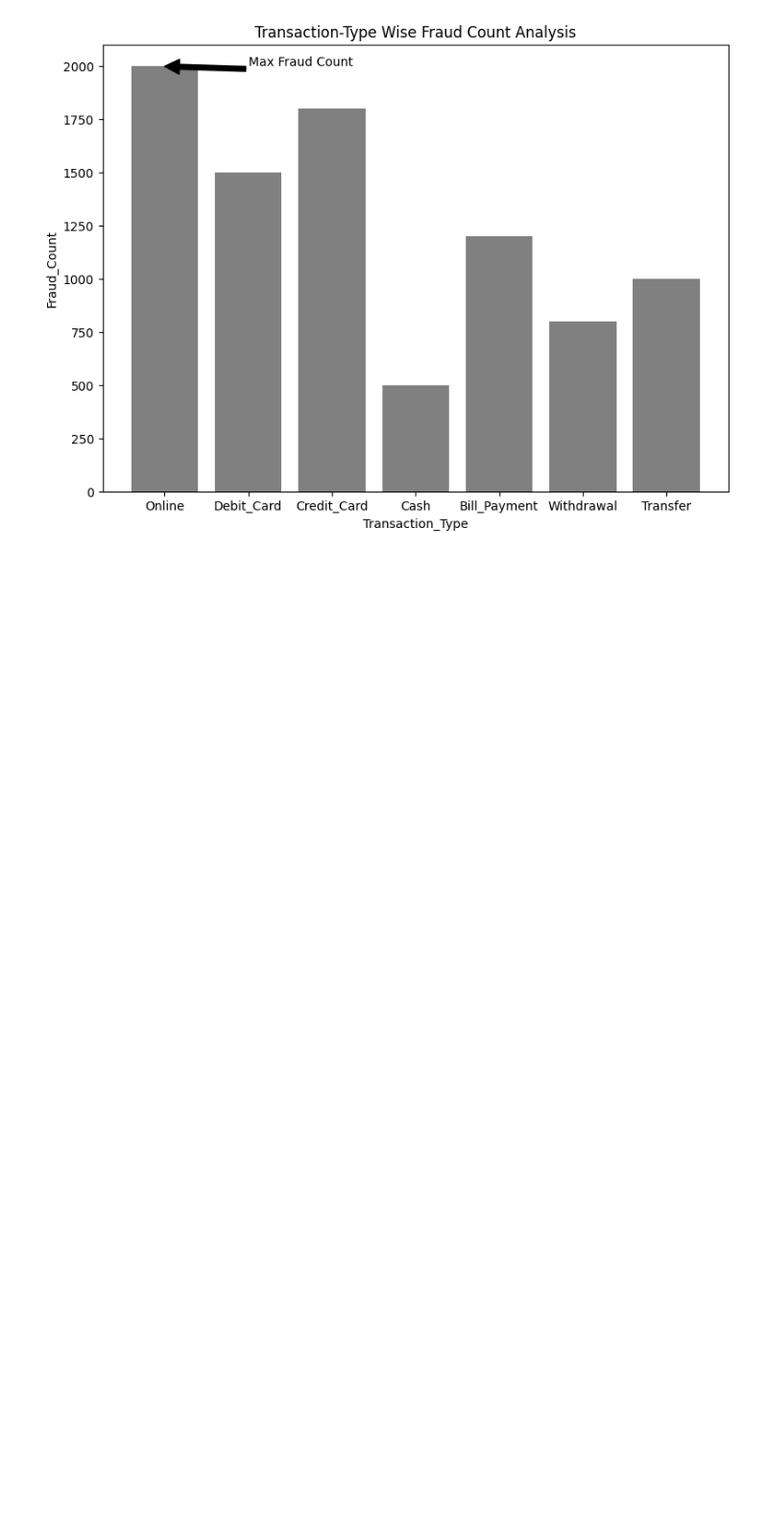
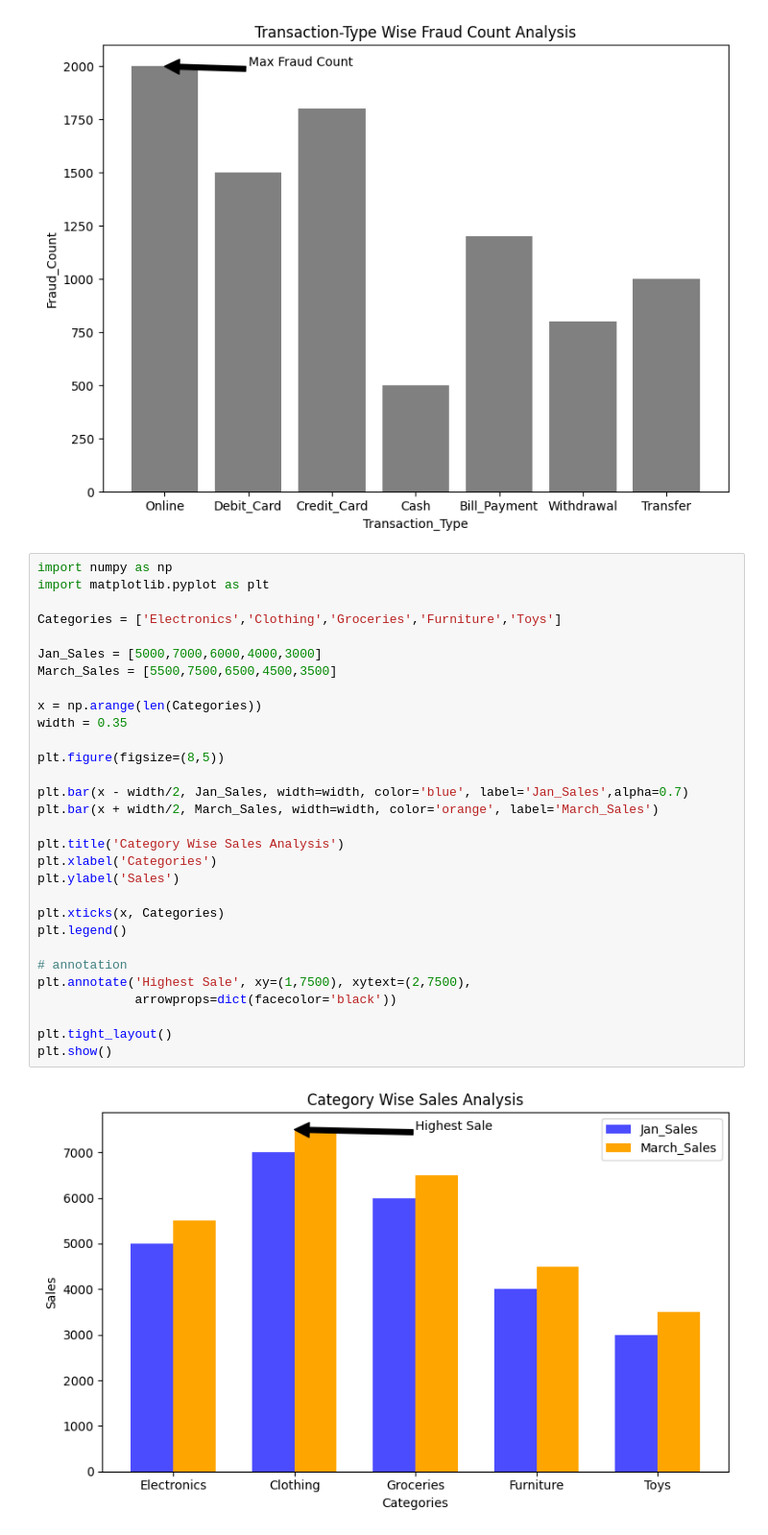
Before and after one commit to pratiksha-2410/Matplotlib-Charts, a Jupyter notebook: Line Plots.ipynb, the cells around one changed output. Shown at 96% size. Cells and saved outputs as stored; diff of their text form; blank space fills up the shorter version.

Commit message:
Added Bar Plot

```diff
--- a/Line Plots.ipynb
+++ b/Line Plots.ipynb
@@ -222,3 +222,35 @@ plt.savefig('Transaction Type Vs Fraud Count Analysis Bar Plot.png')
 plt.show()
 # %% [output]
 [figure]
+# %%
+import numpy as np
+import matplotlib.pyplot as plt
+
+Categories = ['Electronics','Clothing','Groceries','Furniture','Toys']
+
+Jan_Sales = [5000,7000,6000,4000,3000]
+March_Sales = [5500,7500,6500,4500,3500]
+
+x = np.arange(len(Categories))
+width = 0.35
+
+plt.figure(figsize=(8,5))
+
+plt.bar(x - width/2, Jan_Sales, width=width, color='blue', label='Jan_Sales',alpha=0.7)
+plt.bar(x + width/2, March_Sales, width=width, color='orange', label='March_Sales')
+
+plt.title('Category Wise Sales Analysis')
+plt.xlabel('Categories')
+plt.ylabel('Sales')
+
+plt.xticks(x, Categories)
+plt.legend()
+
+# annotation
+plt.annotate('Highest Sale', xy=(1,7500), xytext=(2,7500),
+             arrowprops=dict(facecolor='black'))
+
+plt.tight_layout()
+plt.show()
+# %% [output]
+[figure, added]
```
Also changed, not shown: parts of 2 cells of this notebook, 3 other files.
